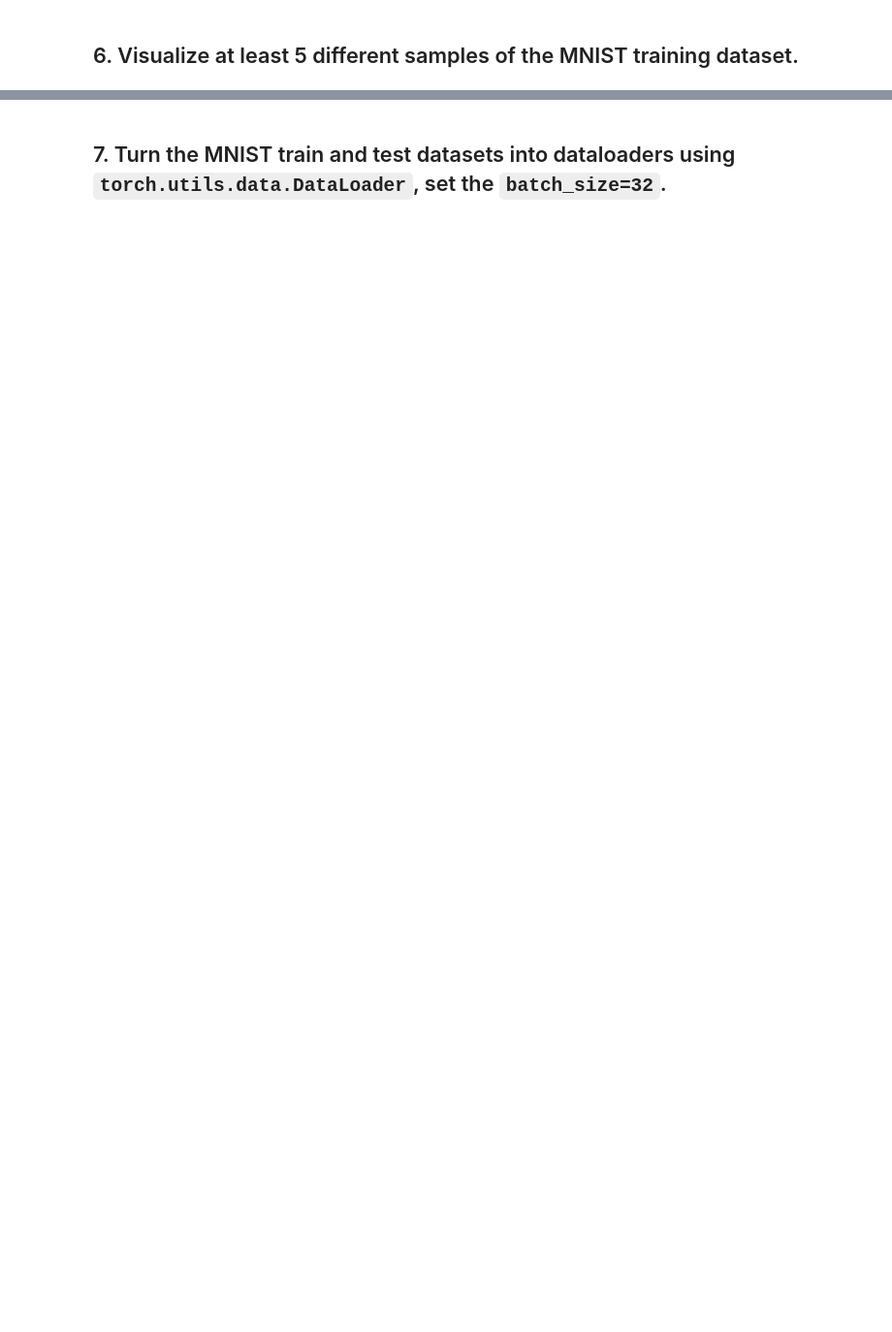
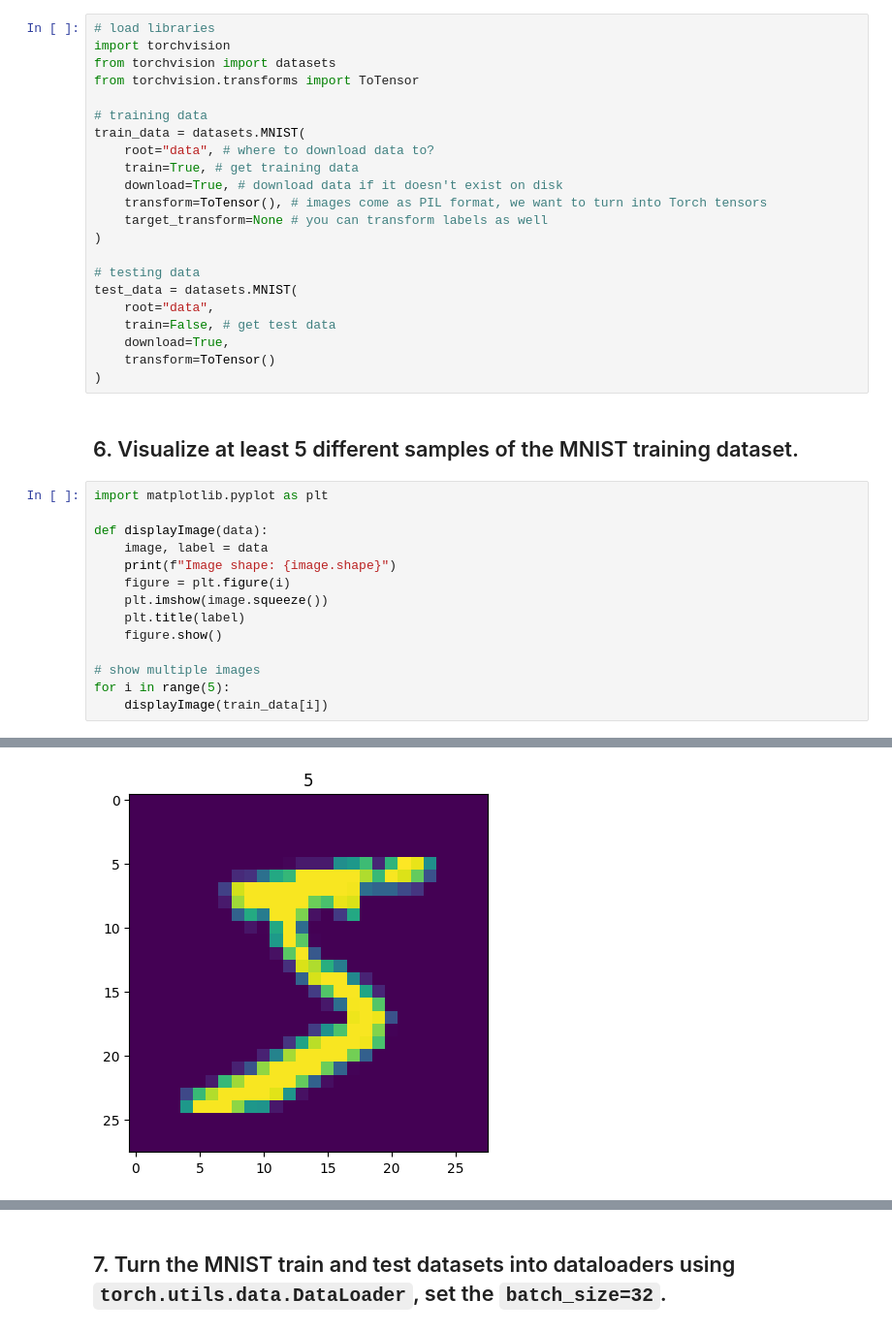
Before and after one commit to raulg-cpp/zero-to-mastery-pytorch, a Jupyter notebook: notebooks/03_pytorch_computer_vision_exercises.ipynb, the cells around one changed output, grey strips where cells are left out. Shown: that part at 97% size. Drawn from its saved outputs; the diff is of its cells as text; blank space fills up the shorter version.

```diff
--- a/notebooks/03_pytorch_computer_vision_exercises.ipynb
+++ b/notebooks/03_pytorch_computer_vision_exercises.ipynb
@@ -61,5 +60,42 @@ print(torch.__version__)
 * Upload your own example image using the "upload" button on the website and see what happens in each layer of a CNN as your image passes through it.
 # %% [markdown]
 ## 5. Load the [`torchvision.datasets.MNIST()`](https://pytorch.org/vision/stable/generated/torchvision.datasets.MNIST.html#torchvision.datasets.MNIST) train and test datasets.
+# %%
+# load libraries
+import torchvision
+from torchvision import datasets
+from torchvision.transforms import ToTensor
+
+# training data
+train_data = datasets.MNIST(
+    root="data", # where to download data to?
+    train=True, # get training data
+    download=True, # download data if it doesn't exist on disk
+    transform=ToTensor(), # images come as PIL format, we want to turn into Torch tensors
+    target_transform=None # you can transform labels as well
+)
+
+# testing data
+test_data = datasets.MNIST(
+    root="data",
+    train=False, # get test data
+    download=True,
+    transform=ToTensor()
+)
 # %% [markdown]
 ## 6. Visualize at least 5 different samples of the MNIST training dataset.
+# %%
+import matplotlib.pyplot as plt
+
+def displayImage(data):
+    image, label = data
+    print(f"Image shape: {image.shape}")
+    figure = plt.figure(i)
+    plt.imshow(image.squeeze())
+    plt.title(label)
+    figure.show()
+
+# show multiple images
+for i in range(5):
+    displayImage(train_data[i])
+# %% [output]
@@ -65,0 +107 @@ print(torch.__version__)
+[figure, added]
```
Also changed, not shown: parts of 36 cells of this notebook, 9 other files.
